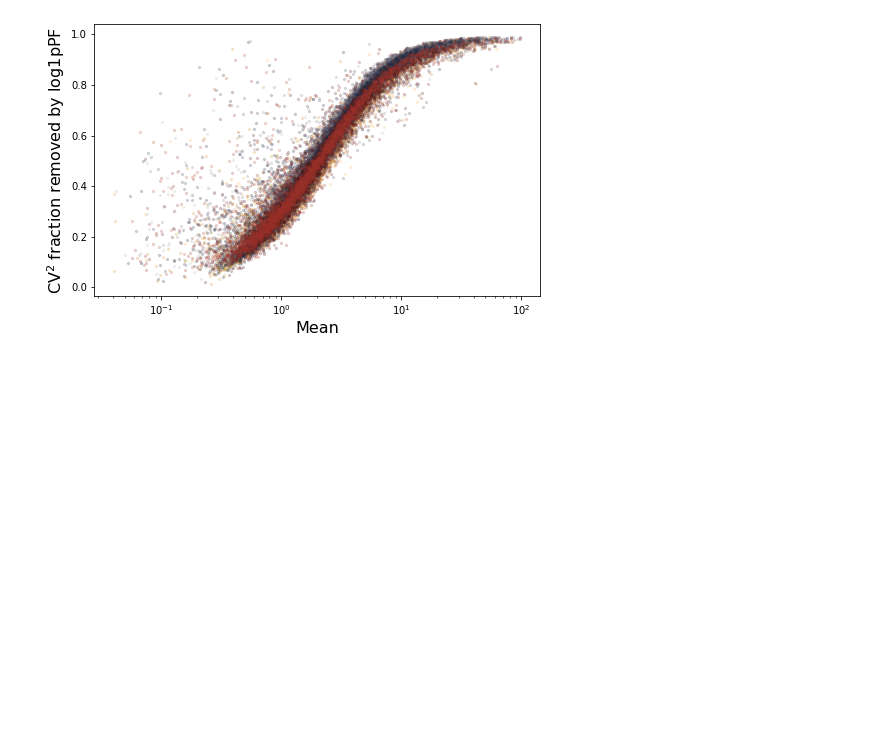
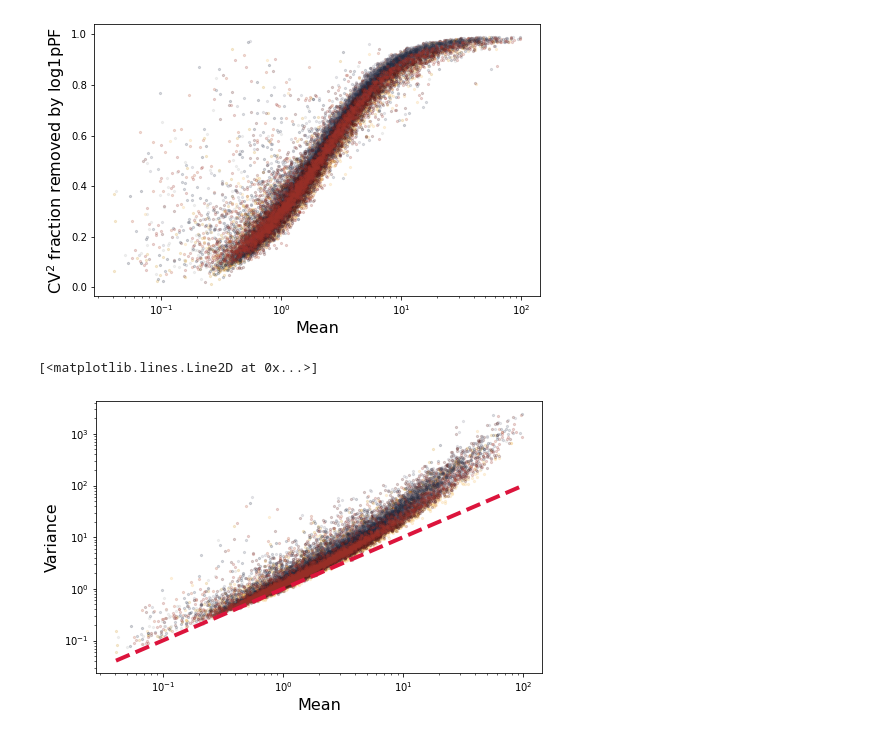
Before and after one commit to gennadygorin/seq-cme-technoise, a Jupyter notebook: gg220601_allen_cellsubtypes_fit.ipynb, the cells around one changed output. Cells and saved outputs as stored; diff of their text form; code cells hidden in the pictures; blank space fills up the shorter version.

Commit message:
mean/var

```diff
--- a/gg220601_allen_cellsubtypes_fit.ipynb
+++ b/gg220601_allen_cellsubtypes_fit.ipynb
@@ -375,3 +375,17 @@ plt.xscale('log')
 # log.info('Figure stored to {}.'.format(fig_string))
 # %% [output]
 [figure]
+# %%
+plt.figure(figsize=(8,5))
+for j in range(n_datasets):
+    c = Demuth[j%len(Demuth)]
+    plt.scatter(Smean[j],Svar[j],s=5,alpha=0.2,c=c)
+plt.yscale('log')
+plt.xscale('log')
+plt.ylabel(r'Variance',fontsize=fs)
+plt.xlabel(r'Mean',fontsize=fs)
+xl = [Smean.min(),Smean.max()]
+plt.plot(xl,xl,'--',c='crimson',linewidth=4)
+# %% [output]
+[<matplotlib.lines.Line2D at 0x...>]
+[figure, added]
```
Also changed, not shown: parts of 1 cell of this notebook, 1 other file.
